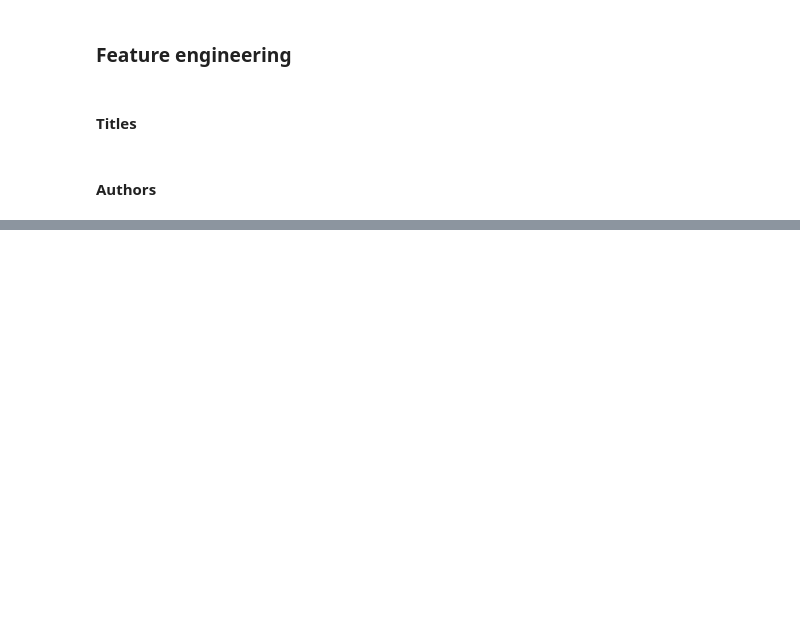
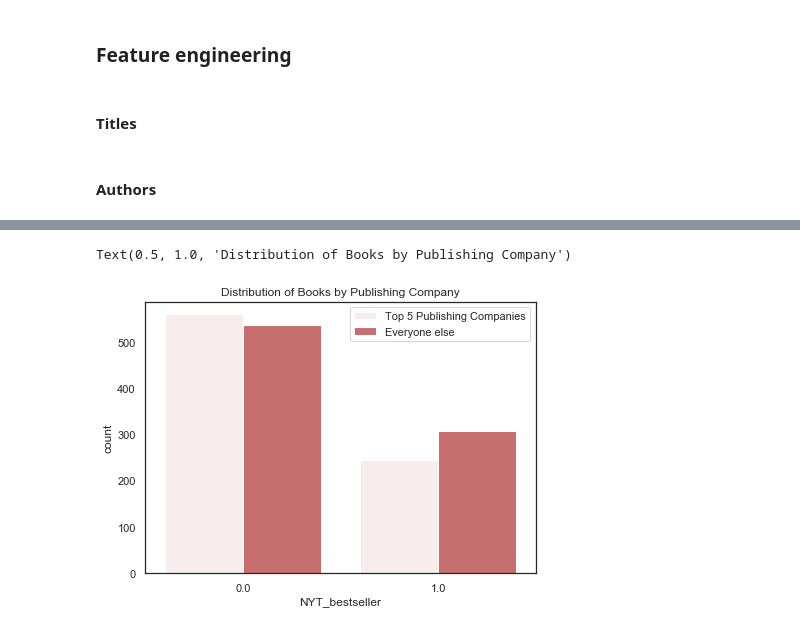
Before and after one commit to krbarounis/NTY-bestsellers-classification-project, a Jupyter notebook: EDA.ipynb, the cells around one changed output, grey strips where cells are left out. Drawn from its saved outputs; the diff is of its cells as text; code cells hidden in the pictures; blank space fills up the shorter version.

```diff
--- a/EDA.ipynb
+++ b/EDA.ipynb
@@ -428,3 +443,7 @@ Name: publish_company, Length: 470, dtype: int64
+# %%
+full_df['rating'] = full_df['rating'].astype(float)
+# %%
+full_df['number_of_pages'] = full_df['number_of_pages'].astype(int)
 # %% [markdown]
 ### Data exploration
 # %%
@@ -482,9 +460,6 @@ full_df['title'] = [x.strip() for x in full_df['title']]
 # %%
 # create new feature for number of characters in a title
 full_df['length_of_title'] = [len(x) for x in full_df['title']]
-# %%
-# create new feature for number of words in a title
-full_df['num_words_in_title'] = [len(x.split()) for x in full_df['title']]
 # %% [markdown]
 #### Authors
 # %%
@@ -504,0 +511,18 @@ full_df['top_authors'] = full_df['author'].apply(lambda x: 1 if any(y in x for y
+# %%
+import pandas as pd
+import numpy as np
+import seaborn as sns
+%matplotlib inline
+
+
+fig, ax = plt.subplots(figsize=(7,5))
+sns.set(style="white", palette="muted", color_codes=True)
+sns.countplot(x='NYT_bestseller',hue='top5',data=full_df,color='r')
+ax.legend(['Top 5 Publishing Companies', 'Everyone else'], facecolor='w')
+plt.title('Distribution of Books by Publishing Company')
+# fig.savefig('top5')
+
+# ax.legend('Top 5 Publishing Companies','Everyone else')
+# %% [output]
+Text(0.5, 1.0, 'Distribution of Books by Publishing Company')
+[figure, added]
```
Also changed, not shown: parts of 39 cells of this notebook.
